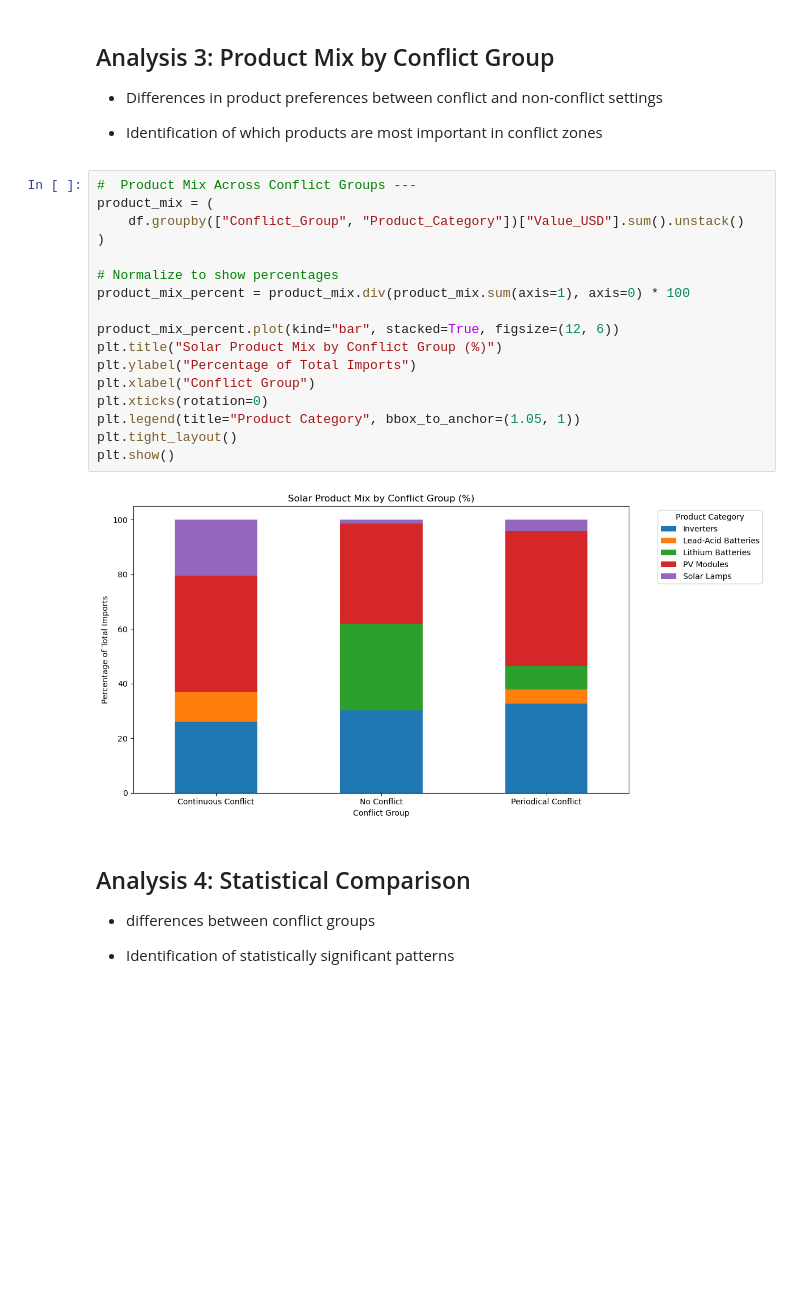
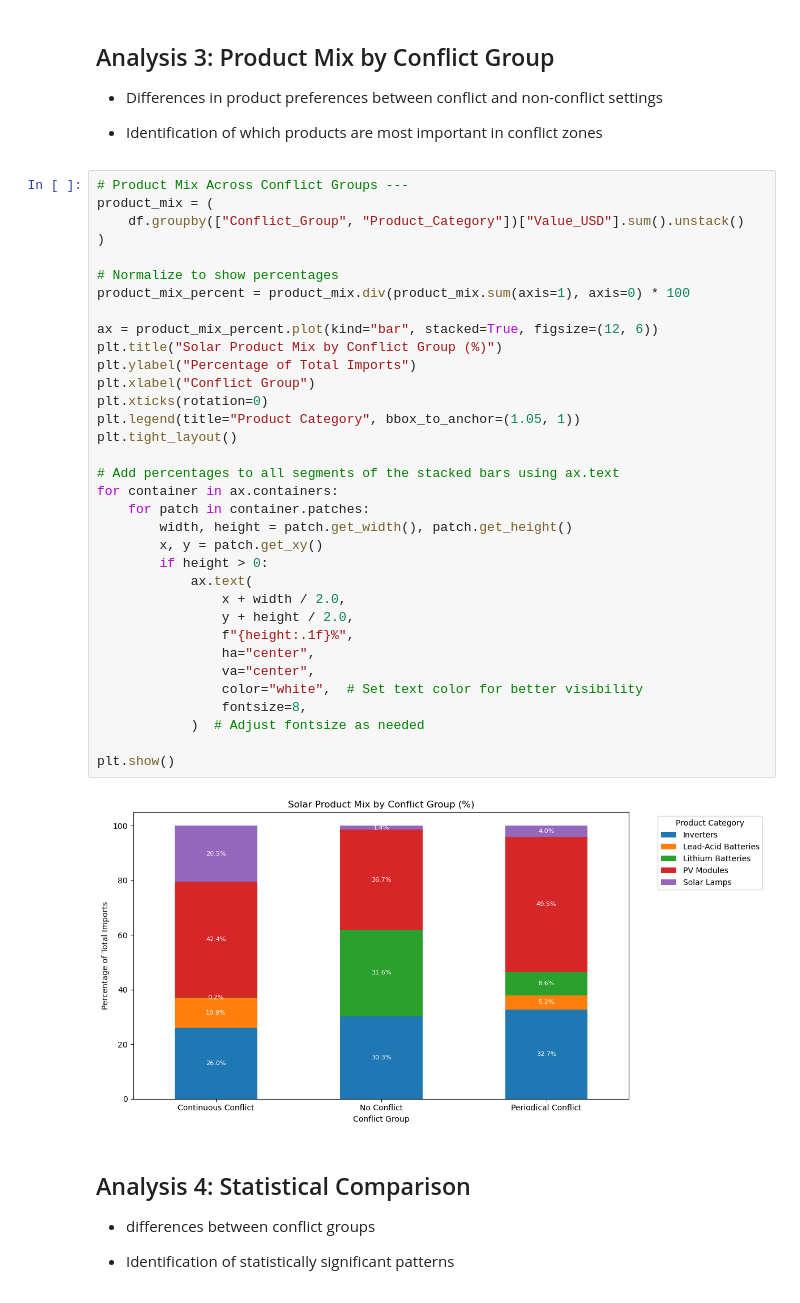
Before and after one commit to MIT-Emerging-Talent/ET6-CDSP-group-08-repo, a Jupyter notebook: 4_data_analysis/duration_analysis/conflict_duration_analysis.ipynb, the cells around one changed output. Cells and saved outputs as stored; diff of their text form; blank space fills up the shorter version.

```diff
--- a/4_data_analysis/duration_analysis/conflict_duration_analysis.ipynb
+++ b/4_data_analysis/duration_analysis/conflict_duration_analysis.ipynb
@@ -217,24 +217,41 @@ The `ci` parameter is deprecated. Use `errorbar=None` for the same effect.
 
 - Identification of which products are most important in conflict zones
 # %%
-#  Product Mix Across Conflict Groups ---
+# Product Mix Across Conflict Groups ---
 product_mix = (
     df.groupby(["Conflict_Group", "Product_Category"])["Value_USD"].sum().unstack()
 )
 
 # Normalize to show percentages
 product_mix_percent = product_mix.div(product_mix.sum(axis=1), axis=0) * 100
 
-product_mix_percent.plot(kind="bar", stacked=True, figsize=(12, 6))
+ax = product_mix_percent.plot(kind="bar", stacked=True, figsize=(12, 6))
 plt.title("Solar Product Mix by Conflict Group (%)")
 plt.ylabel("Percentage of Total Imports")
 plt.xlabel("Conflict Group")
 plt.xticks(rotation=0)
 plt.legend(title="Product Category", bbox_to_anchor=(1.05, 1))
 plt.tight_layout()
+
+# Add percentages to all segments of the stacked bars using ax.text
+for container in ax.containers:
+    for patch in container.patches:
+        width, height = patch.get_width(), patch.get_height()
+        x, y = patch.get_xy()
+        if height > 0:
+            ax.text(
+                x + width / 2.0,
+                y + height / 2.0,
+                f"{height:.1f}%",
+                ha="center",
+                va="center",
+                color="white",  # Set text color for better visibility
+                fontsize=8,
+            )  # Adjust fontsize as needed
+
 plt.show()
 # %% [output]
-[figure, old version]
+[figure, new version]
 # %% [markdown]
 ## Analysis 4: Statistical Comparison
 
```
Also changed, not shown: parts of 2 cells of this notebook, 1 other file.
